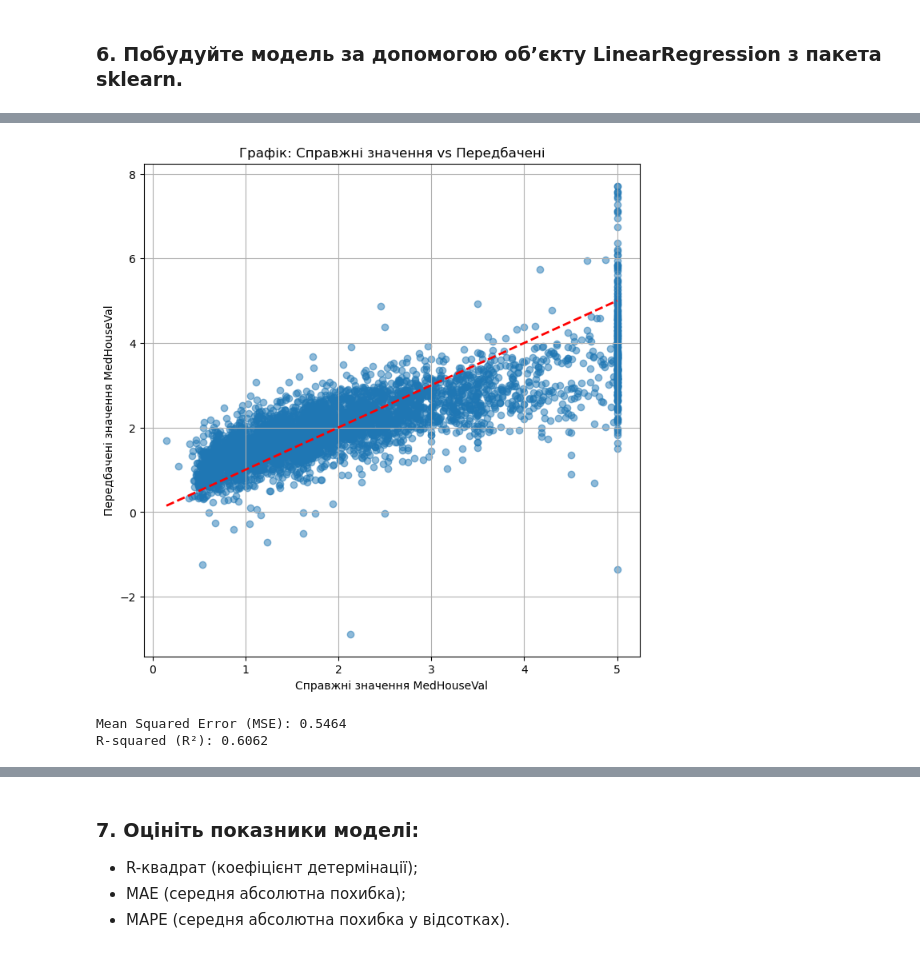
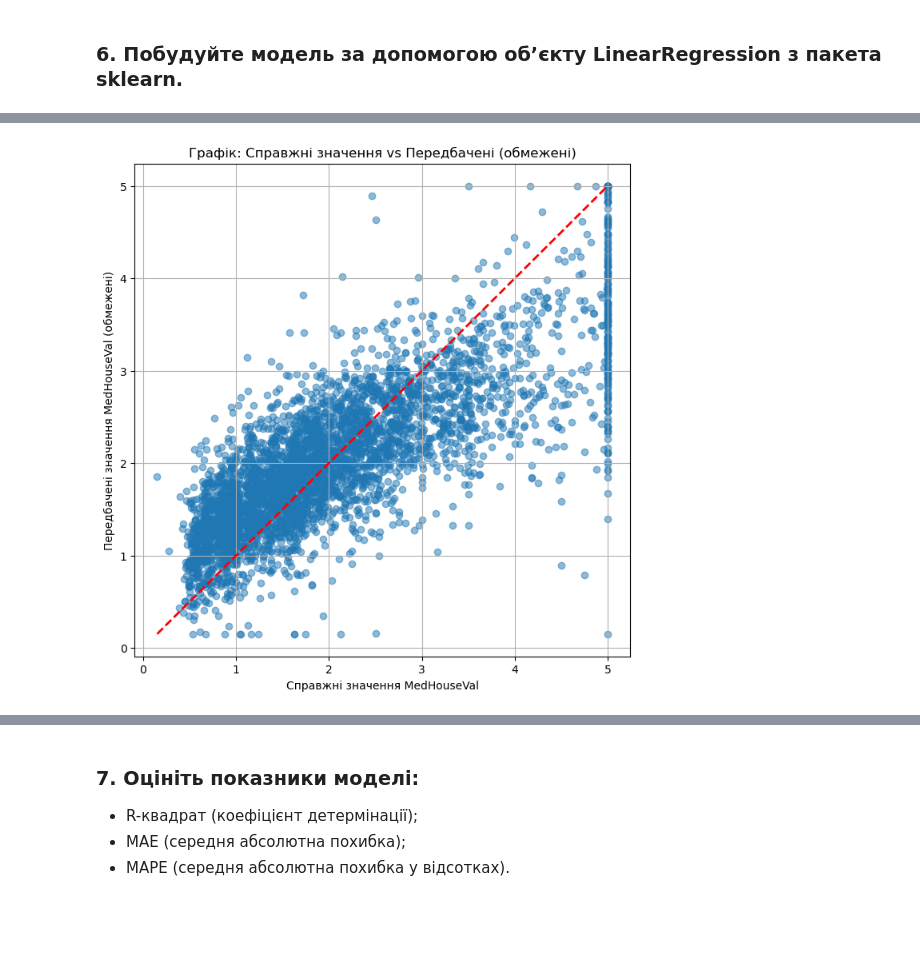
Before and after one commit to Neoversity/MachineLearningFundamentals-Applications, a Jupyter notebook: hw_4/dz_topic_4_БабенкоАнтонІванович.ipynb, the cells around one changed output, grey strips where cells are left out. Saved outputs shown, nothing was run; the diff lists cells and outputs as text; code cells hidden in the pictures; blank space fills up the shorter version.

```diff
--- a/hw_4/dz_topic_4_БабенкоАнтонІванович.ipynb
+++ b/hw_4/dz_topic_4_БабенкоАнтонІванович.ipynb
@@ -72,9 +139,0 @@ plt.show()
-# %%
-# Видалення ознаки Longitude
-df_final = df_cleaned.drop(columns=['Longitude'])
-
-# Перевірка розміру набору даних після видалення
-print(f"Розмір набору після видалення ознаки Longitude: {df_final.shape}")
-
-# Виведення перших рядків для перевірки
-print(df_final.head())
@@ -169,31 +212,16 @@ print("Вільний член моделі (bias):", model.intercept_)
 # %%
 
-# Передбачення значень на тестових даних
-y_pred = model.predict(X_test_scaled)
+# Обмеження передбачених значень у межах тренувального датасету
+y_pred_limited = np.clip(y_pred, y_train.min(), y_train.max())
 
-# Побудова графіка
+# Побудова оновленого графіка
 plt.figure(figsize=(8, 8))
-plt.scatter(y_test, y_pred, alpha=0.5)
+plt.scatter(y_test, y_pred_limited, alpha=0.5)
 plt.plot([y_test.min(), y_test.max()], [y_test.min(), y_test.max()], color='red', linestyle='--', linewidth=2)  # Лінія y = x
 plt.xlabel("Справжні значення MedHouseVal")
-plt.ylabel("Передбачені значення MedHouseVal")
-plt.title("Графік: Справжні значення vs Передбачені")
+plt.ylabel("Передбачені значення MedHouseVal (обмежені)")
+plt.title("Графік: Справжні значення vs Передбачені (обмежені)")
 plt.grid()
 plt.show()
 # %% [output]
-[figure, old version]
+[figure, new version]
-# %%
-from sklearn.metrics import mean_squared_error, r2_score
-
-# Обчислення передбачень
-y_pred = model.predict(X_test_scaled)
-
-# Обчислення MSE та R²
-mse = mean_squared_error(y_test, y_pred)
-r2 = r2_score(y_test, y_pred)
-
-print(f"Mean Squared Error (MSE): {mse:.4f}")
-print(f"R-squared (R²): {r2:.4f}")
-# %% [output]
-Mean Squared Error (MSE): 0.5464
-R-squared (R²): 0.6062
```
Also changed, not shown: parts of 12 cells of this notebook, 1 other file.
